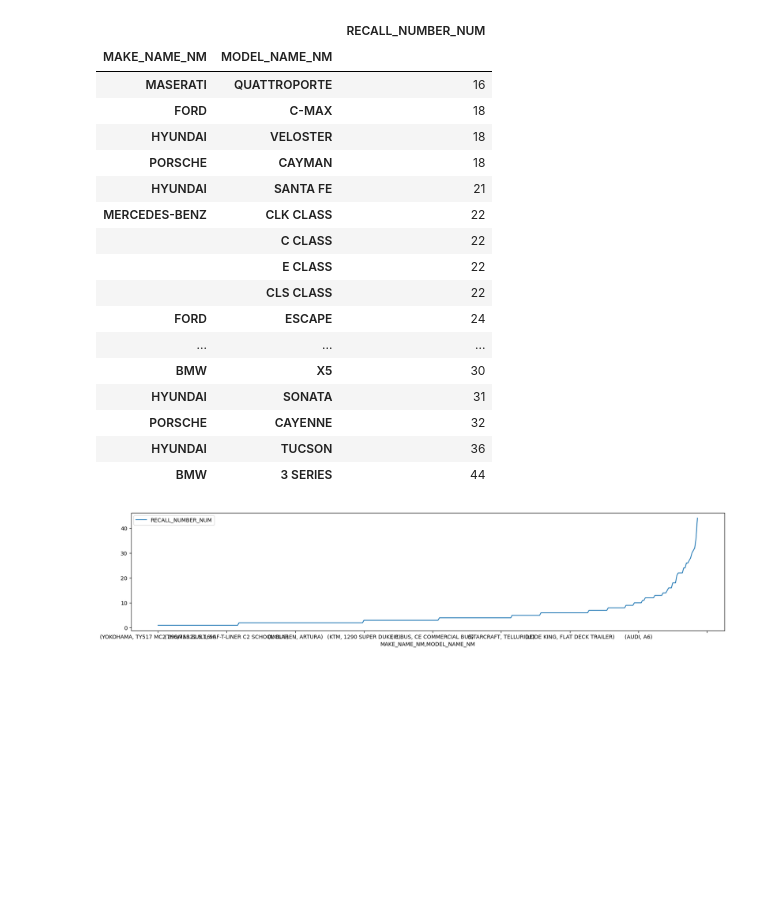
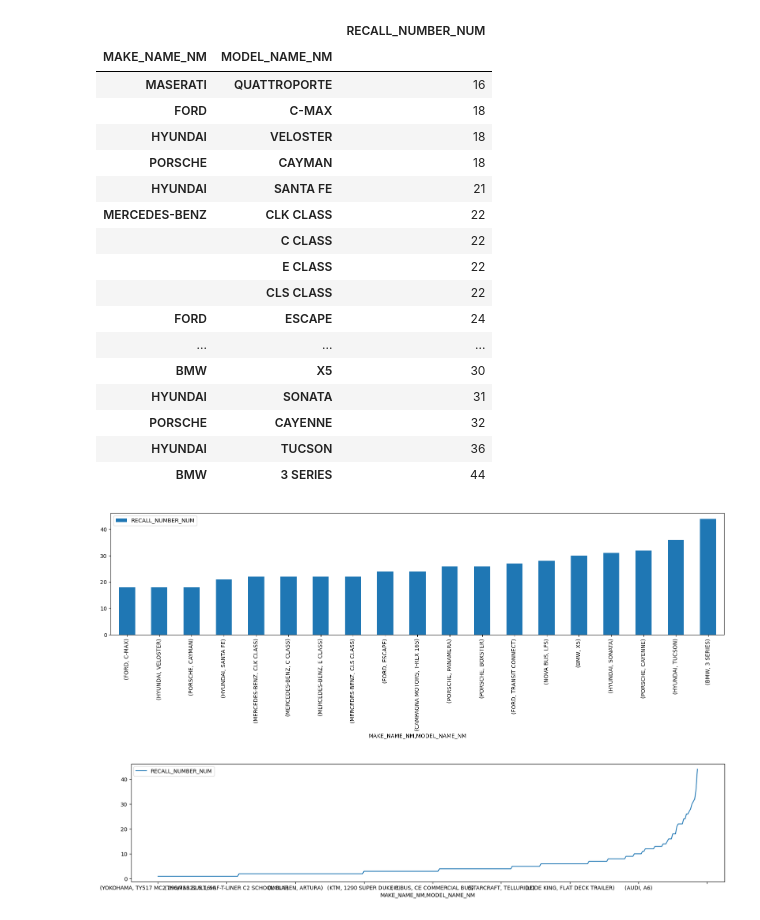
Before and after one commit to benisde/Group1_Project_Name, a Jupyter notebook: main.ipynb, the cells around one changed output. Saved outputs shown, nothing was run; the diff lists cells and outputs as text; code cells hidden in the pictures; blank space fills up the shorter version.

```diff
--- a/main.ipynb
+++ b/main.ipynb
@@ -1,24 +1,39 @@
-# %%
-import make_model_count as mm
-
-mm.bar()
-# %% [output]
-|  |  | RECALL_NUMBER_NUM |
-| MAKE_NAME_NM | MODEL_NAME_NM |  |
-| MASERATI | QUATTROPORTE | 16 |
-| FORD | C-MAX | 18 |
-| HYUNDAI | VELOSTER | 18 |
-| PORSCHE | CAYMAN | 18 |
-| HYUNDAI | SANTA FE | 21 |
-| MERCEDES-BENZ | CLK CLASS | 22 |
-|  | C CLASS | 22 |
-|  | E CLASS | 22 |
-|  | CLS CLASS | 22 |
-| FORD | ESCAPE | 24 |
-| ... | ... | ... |
-| BMW | X5 | 30 |
-| HYUNDAI | SONATA | 31 |
-| PORSCHE | CAYENNE | 32 |
-| HYUNDAI | TUCSON | 36 |
-| BMW | 3 SERIES | 44 |
-[figure, removed]
+# %%
+import make_model_count as mm
+
+def bar():
+    vehicle_df = pd.read_csv("./resources/vrdb_60days_daily.csv")
+    vehicle_df.head()
+    vehicle_df = vehicle_df[["RECALL_NUMBER_NUM", "MAKE_NAME_NM","MODEL_NAME_NM"]]
+    vehicle_df = vehicle_df.groupby(["MAKE_NAME_NM","MODEL_NAME_NM"]).count()
+    vehicle_df = vehicle_df.sort_values(by="RECALL_NUMBER_NUM")
+    vehicle_df = vehicle_df[vehicle_df.RECALL_NUMBER_NUM >= 17]
+
+    vehicle_df.plot.bar(figsize=(20, 4))
+
+    return vehicle_df
+
+bar()
+
+mm.bar()
+# %% [output]
+|  |  | RECALL_NUMBER_NUM |
+| MAKE_NAME_NM | MODEL_NAME_NM |  |
+| MASERATI | QUATTROPORTE | 16 |
+| FORD | C-MAX | 18 |
+| HYUNDAI | VELOSTER | 18 |
+| PORSCHE | CAYMAN | 18 |
+| HYUNDAI | SANTA FE | 21 |
+| MERCEDES-BENZ | CLK CLASS | 22 |
+|  | C CLASS | 22 |
+|  | E CLASS | 22 |
+|  | CLS CLASS | 22 |
+| FORD | ESCAPE | 24 |
+| ... | ... | ... |
+| BMW | X5 | 30 |
+| HYUNDAI | SONATA | 31 |
+| PORSCHE | CAYENNE | 32 |
+| HYUNDAI | TUCSON | 36 |
+| BMW | 3 SERIES | 44 |
+[figure, added]
+[figure, added]
```
Also changed, not shown: 1 other file.
